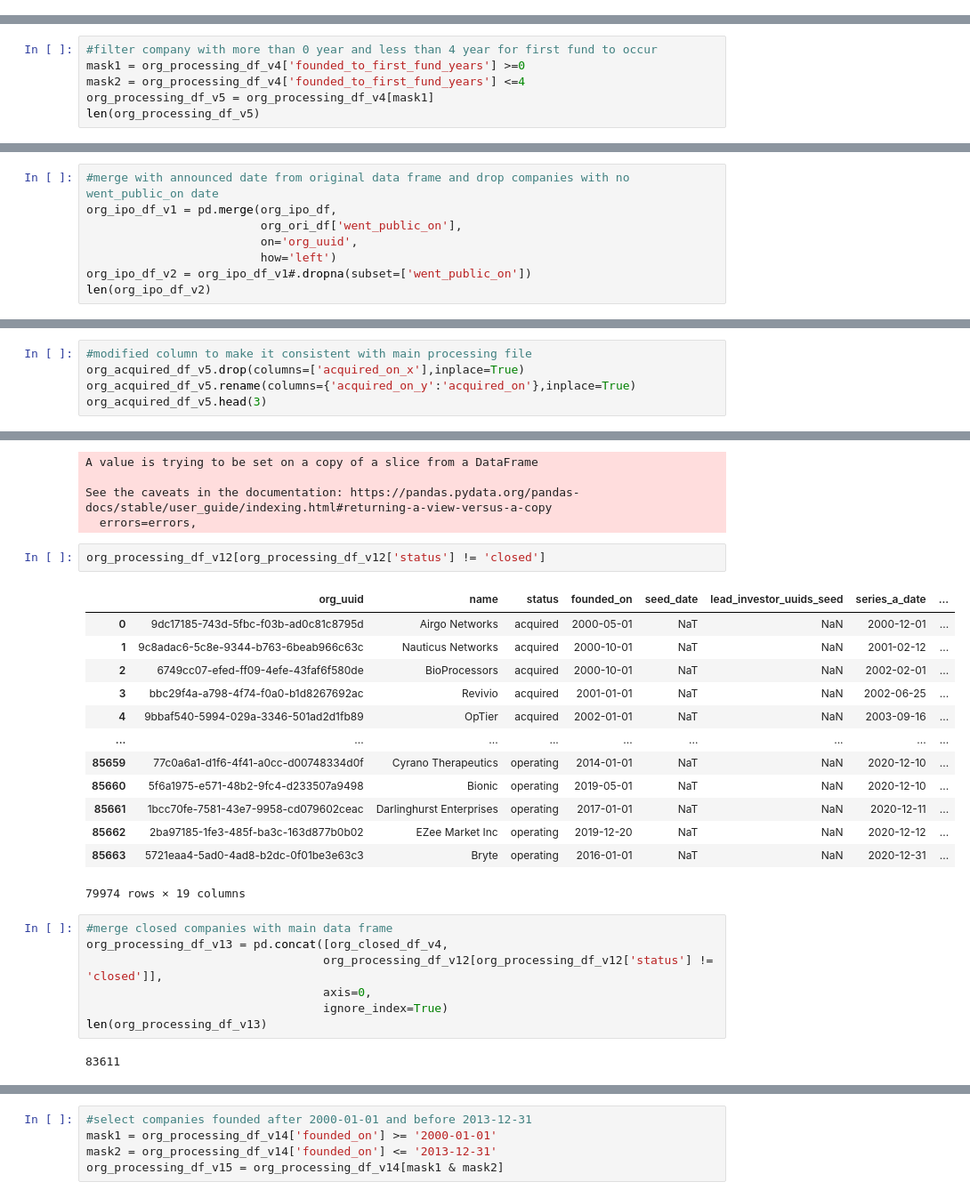
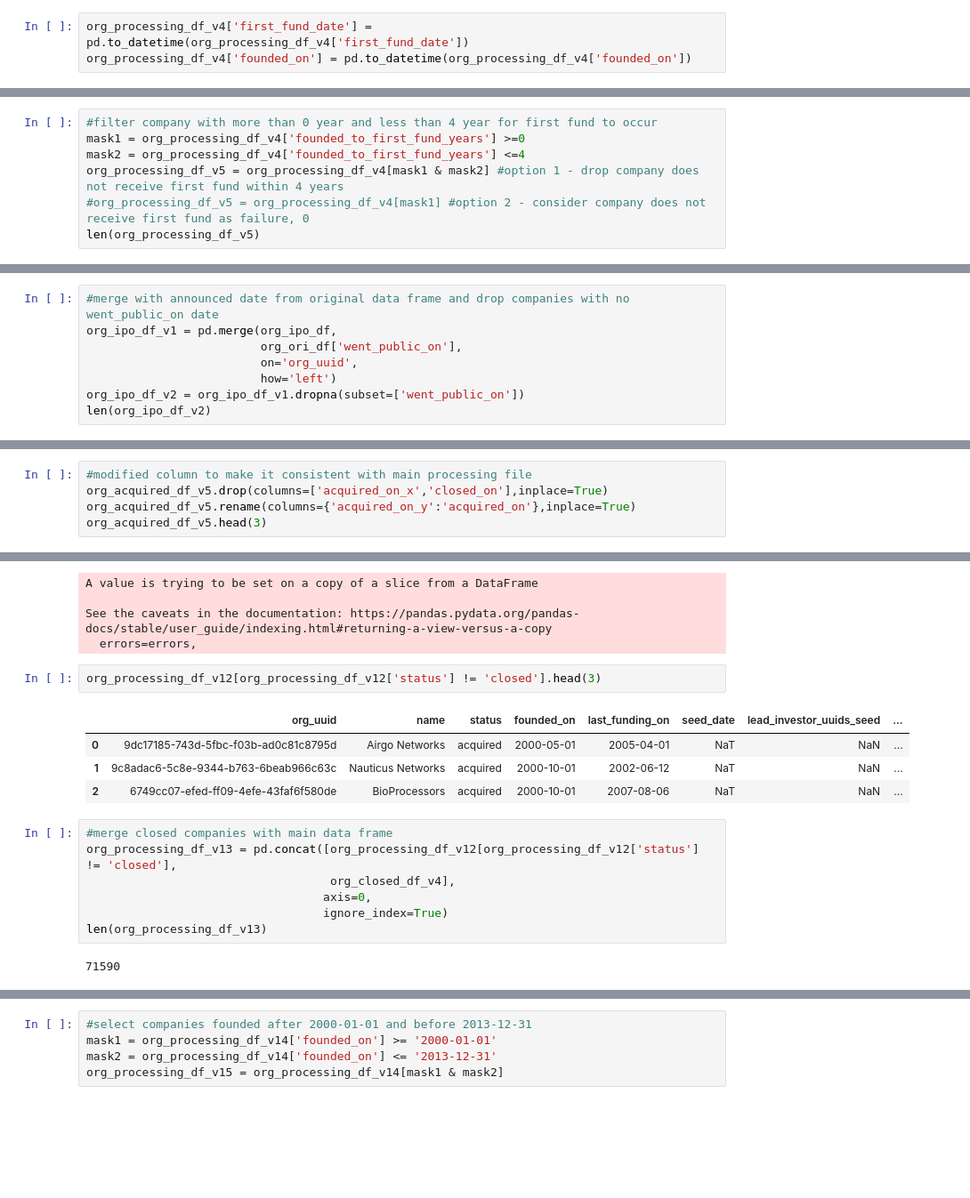
Before and after one commit to csynbiosys/dissertations-2021-info, a Jupyter notebook: rahim_ghani_predict/dependent-variable-development.ipynb, the cells around one changed output, grey strips where cells are left out. Shown at 89% size. Cells and saved outputs as stored; diff of their text form; blank space fills up the shorter version.

```diff
--- a/rahim_ghani_predict/dependent-variable-development.ipynb
+++ b/rahim_ghani_predict/dependent-variable-development.ipynb
@@ -235,0 +255,3 @@ org_processing_df_v4.head(3)
+# %%
+org_processing_df_v4['first_fund_date'] = pd.to_datetime(org_processing_df_v4['first_fund_date'])
+org_processing_df_v4['founded_on'] = pd.to_datetime(org_processing_df_v4['founded_on'])
@@ -250,6 +286,7 @@ len(org_processing_df_v4)
 #filter company with more than 0 year and less than 4 year for first fund to occur
 mask1 = org_processing_df_v4['founded_to_first_fund_years'] >=0
 mask2 = org_processing_df_v4['founded_to_first_fund_years'] <=4
-org_processing_df_v5 = org_processing_df_v4[mask1]
+org_processing_df_v5 = org_processing_df_v4[mask1 & mask2] #option 1 - drop company does not receive first fund within 4 years
+#org_processing_df_v5 = org_processing_df_v4[mask1] #option 2 - consider company does not receive first fund as failure, 0
 len(org_processing_df_v5)
 # %% [output]
@@ -428,6 +474,6 @@ org_ipo_df_v1 = pd.merge(org_ipo_df,
                          org_ori_df['went_public_on'],
                          on='org_uuid',
                          how='left')
-org_ipo_df_v2 = org_ipo_df_v1#.dropna(subset=['went_public_on'])
+org_ipo_df_v2 = org_ipo_df_v1.dropna(subset=['went_public_on'])
 len(org_ipo_df_v2)
 # %% [output]
@@ -538,6 +595,6 @@ org_acquired_df_v5.head(3)
 # %%
 #modified column to make it consistent with main processing file
-org_acquired_df_v5.drop(columns=['acquired_on_x'],inplace=True)
+org_acquired_df_v5.drop(columns=['acquired_on_x','closed_on'],inplace=True)
 org_acquired_df_v5.rename(columns={'acquired_on_y':'acquired_on'},inplace=True)
 org_acquired_df_v5.head(3)
 # %% [output]
@@ -610,30 +676,21 @@ A value is trying to be set on a copy of a slice from a DataFrame
 See the caveats in the documentation: https://pandas.pydata.org/pandas-docs/stable/user_guide/indexing.html#returning-a-view-versus-a-copy
   errors=errors,
 # %%
-org_processing_df_v12[org_processing_df_v12['status'] != 'closed']
+org_processing_df_v12[org_processing_df_v12['status'] != 'closed'].head(3)
 # %% [output]
-|  | org_uuid | name | status | founded_on | seed_date | lead_investor_uuids_seed | series_a_date | ... |
-| 0 | 9dc17185-743d-5fbc-f03b-ad0c81c8795d | Airgo Networks | acquired | 2000-05-01 | NaT | NaN | 2000-12-01 | ... |
-| 1 | 9c8adac6-5c8e-9344-b763-6beab966c63c | Nauticus Networks | acquired | 2000-10-01 | NaT | NaN | 2001-02-12 | ... |
-| 2 | 6749cc07-efed-ff09-4efe-43faf6f580de | BioProcessors | acquired | 2000-10-01 | NaT | NaN | 2002-02-01 | ... |
-| 3 | bbc29f4a-a798-4f74-f0a0-b1d8267692ac | Revivio | acquired | 2001-01-01 | NaT | NaN | 2002-06-25 | ... |
-| 4 | 9bbaf540-5994-029a-3346-501ad2d1fb89 | OpTier | acquired | 2002-01-01 | NaT | NaN | 2003-09-16 | ... |
-| ... | ... | ... | ... | ... | ... | ... | ... | ... |
-| 85659 | 77c0a6a1-d1f6-4f41-a0cc-d00748334d0f | Cyrano Therapeutics | operating | 2014-01-01 | NaT | NaN | 2020-12-10 | ... |
-| 85660 | 5f6a1975-e571-48b2-9fc4-d233507a9498 | Bionic | operating | 2019-05-01 | NaT | NaN | 2020-12-10 | ... |
-| 85661 | 1bcc70fe-7581-43e7-9958-cd079602ceac | Darlinghurst Enterprises | operating | 2017-01-01 | NaT | NaN | 2020-12-11 | ... |
-| 85662 | 2ba97185-1fe3-485f-ba3c-163d877b0b02 | EZee Market Inc | operating | 2019-12-20 | NaT | NaN | 2020-12-12 | ... |
-| 85663 | 5721eaa4-5ad0-4ad8-b2dc-0f01be3e63c3 | Bryte | operating | 2016-01-01 | NaT | NaN | 2020-12-31 | ... |
+|  | org_uuid | name | status | founded_on | last_funding_on | seed_date | lead_investor_uuids_seed | ... |
+| 0 | 9dc17185-743d-5fbc-f03b-ad0c81c8795d | Airgo Networks | acquired | 2000-05-01 | 2005-04-01 | NaT | NaN | ... |
+| 1 | 9c8adac6-5c8e-9344-b763-6beab966c63c | Nauticus Networks | acquired | 2000-10-01 | 2002-06-12 | NaT | NaN | ... |
+| 2 | 6749cc07-efed-ff09-4efe-43faf6f580de | BioProcessors | acquired | 2000-10-01 | 2007-08-06 | NaT | NaN | ... |
-79974 rows × 19 columns
 # %%
 #merge closed companies with main data frame
-org_processing_df_v13 = pd.concat([org_closed_df_v4,
-                                  org_processing_df_v12[org_processing_df_v12['status'] != 'closed']],
+org_processing_df_v13 = pd.concat([org_processing_df_v12[org_processing_df_v12['status'] != 'closed'],
+                                   org_closed_df_v4],
                                   axis=0,
                                   ignore_index=True)
 len(org_processing_df_v13)
 # %% [output]
-83611
+71590
 # %%
 org_processing_df_v13.head(3)
 # %% [output]
```
Also changed, not shown: parts of 74 cells of this notebook, 4 other files.
